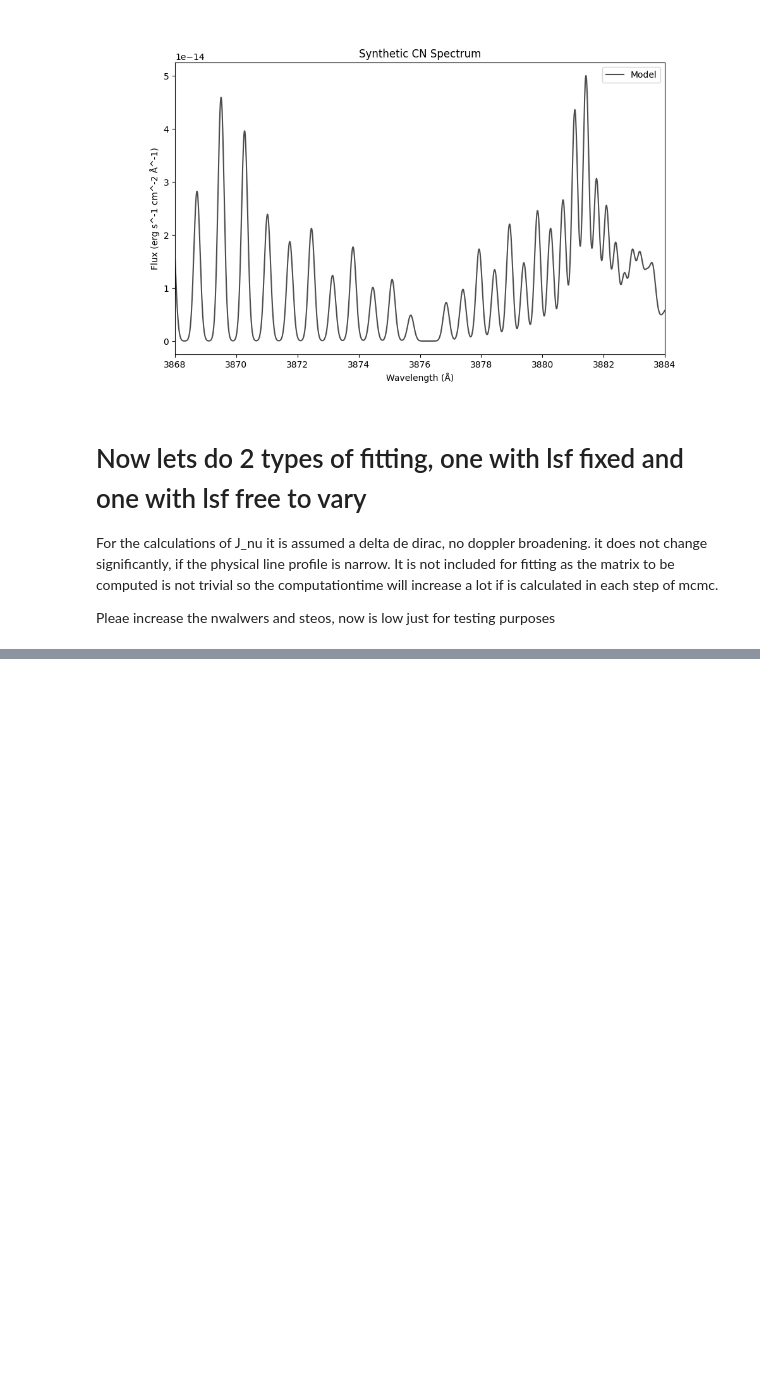
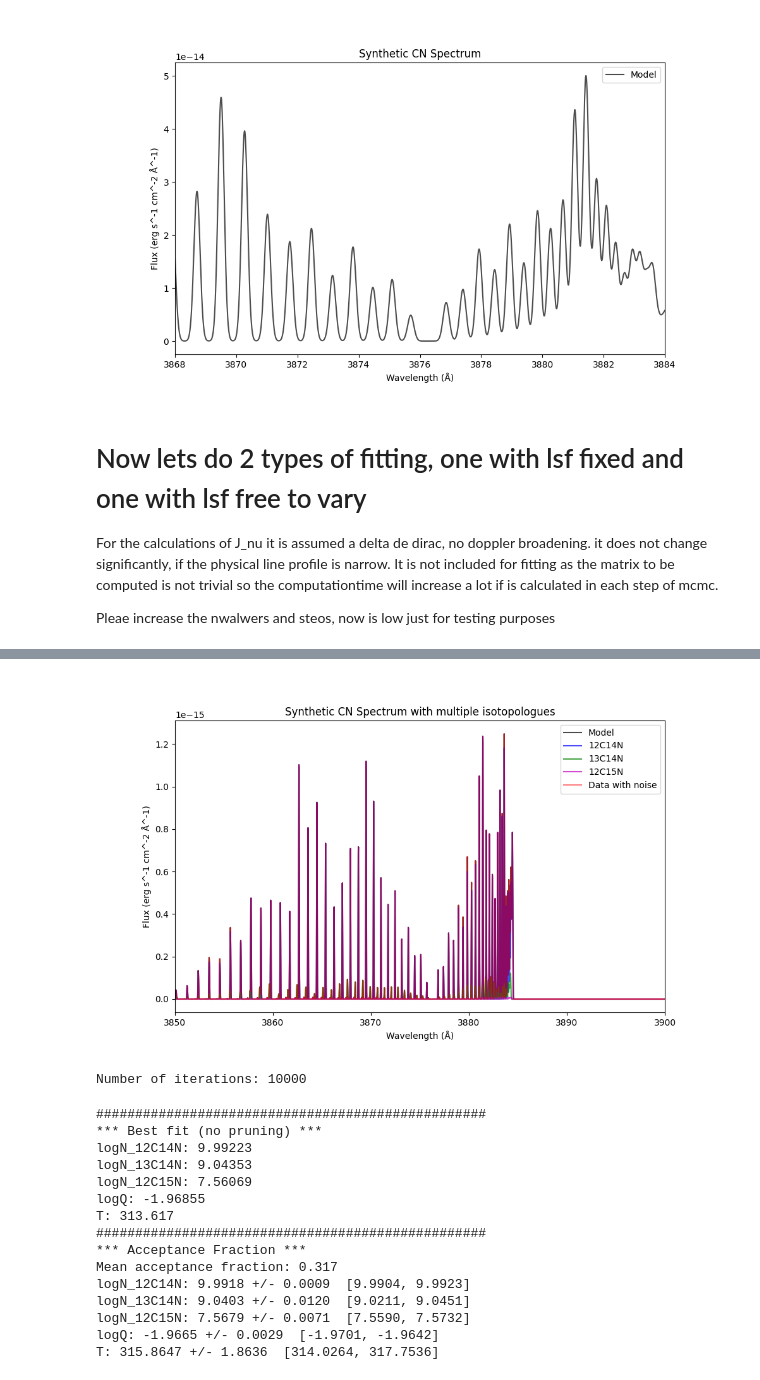
Before and after one commit to baltasarluco/CometSpec, a Jupyter notebook: WorkFlow_Example/WorkFlow.ipynb, the cells around one changed output, grey strips where cells are left out. Cells and saved outputs as stored; diff of their text form; code cells hidden in the pictures; blank space fills up the shorter version.

```diff
--- a/WorkFlow_Example/WorkFlow.ipynb
+++ b/WorkFlow_Example/WorkFlow.ipynb
@@ -1006,0 +557,80 @@ KeyboardInterrupt:
+# %%
+def lsf(x):
+    """Example of a custom LSF function: a simple Gaussian."""
+    sigma = 0.02  # Standard deviation of the Gaussian
+    return (1 / (sigma * np.sqrt(2 * np.pi))) * np.exp(-0.5 * ((x) / sigma) ** 2)
+
+model = FluorescenceModel(pumping=solar,
+                          isotopologues=['12C14N', '13C14N', '12C15N'],
+                          systems=['B-X'],
+                          lsf=lsf,
+                          A_min=1e-4,
+                          logN_by_iso={'12C14N': 10, '13C14N': 9, '12C15N': 8},
+                          logQ= -2,
+                          T=300.0)
+
+
+# lets add noise to the model to create data
+
+continuum = np.array([0 for _ in model.model_wave])
+noise_level = 1e-20
+np.random.seed(42)  # For reproducibility
+noise = np.random.normal(0, noise_level, size=model.model_wave.shape)
+flux_with_noise = model.best_model + noise
+data_with_noise = pd.DataFrame({'WAVE': model.model_wave, 'FLUX_STACK': flux_with_noise, 'ERR_STACK': noise_level, 'CONTINUUM': continuum})
+# This is how you acces each isotopologue model separately
+
+plt.figure(figsize=(10, 6))
+plt.plot(model.model_wave, model.best_model, color='k', alpha=0.7, label='Model')
+plt.plot(model.model_by_iso['12C14N'][0], model.model_by_iso['12C14N'][1], color='b', alpha=0.7, label='12C14N')
+plt.plot(model.model_by_iso['13C14N'][0], model.model_by_iso['13C14N'][1], color='g', alpha=0.7, label='13C14N')
+plt.plot(model.model_by_iso['12C15N'][0], model.model_by_iso['12C15N'][1], color='m', alpha=0.7, label='12C15N')
+plt.plot(data_with_noise['WAVE'], data_with_noise['FLUX_STACK'], color='r', alpha=0.5, label='Data with noise')
+plt.xlabel('Wavelength (Å)')
+plt.xlim(model.window)
+plt.ylabel('Flux (erg s^-1 cm^-2 Å^-1)')
+plt.title('Synthetic CN Spectrum with multiple isotopologues')
+plt.legend()
+plt.show()
+
+
+priors = {
+    'logN_12C14N': (9, 11),
+    'logN_13C14N': (8, 10),
+    'logN_12C15N': (7, 9),
+    'logQ': (-5, -1),
+    'T': (10, 400),
+}
+
+model.fit_mcmc(data=data_with_noise,
+               window=model.window,
+               pumping=solar,
+               nwalkers=10,
+               nsteps=200,
+               priors=priors,
+               make_plots=False,
+               isotopologues=['12C14N', '13C14N', '12C15N'],
+               systems=['B-X'],
+               lsf=lsf,
+               A_min=1e-4,
+               a=3,
+               threads=4,
+               progress=True)
+# %% [output]
+[figure, added]
+Number of iterations: 10000
+##################################################
+*** Best fit (no pruning) ***
+logN_12C14N: 9.99223
+logN_13C14N: 9.04353
+logN_12C15N: 7.56069
+logQ: -1.96855
+T: 313.617
+##################################################
+*** Acceptance Fraction ***
+Mean acceptance fraction: 0.317
+logN_12C14N: 9.9918 +/- 0.0009  [9.9904, 9.9923]
+logN_13C14N: 9.0403 +/- 0.0120  [9.0211, 9.0451]
+logN_12C15N: 7.5679 +/- 0.0071  [7.5590, 7.5732]
+logQ: -1.9665 +/- 0.0029  [-1.9701, -1.9642]
+T: 315.8647 +/- 1.8636  [314.0264, 317.7536]
```
Also changed, not shown: parts of 41 cells of this notebook, 9 other files.
